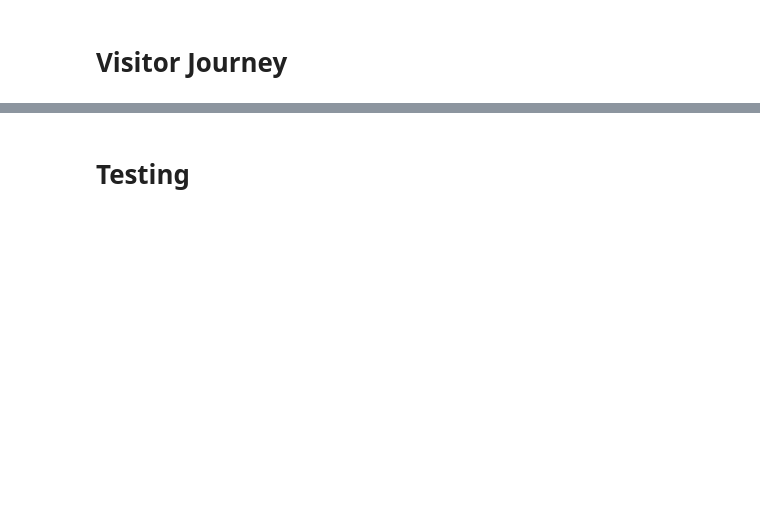
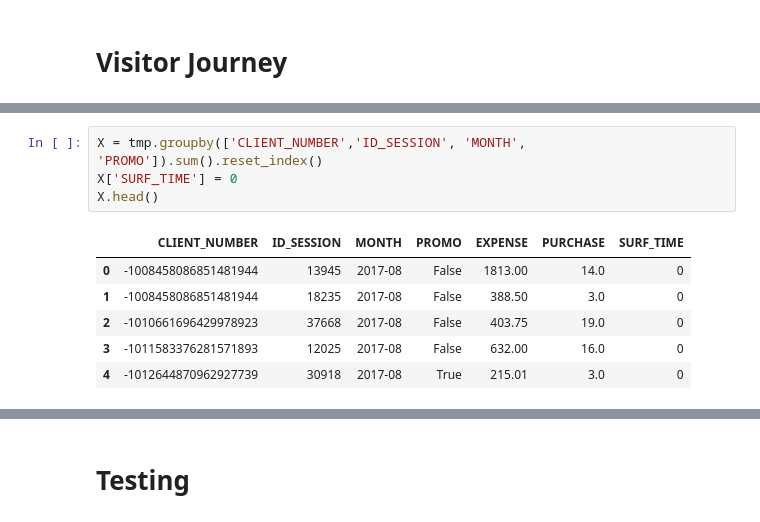
Before and after one commit to ruoyzhang/Eleven_super_case_customer_insights, a Jupyter notebook: Client Story.ipynb, the cells around one changed output, grey strips where cells are left out. Drawn from its saved outputs; the diff is of its cells as text; blank space fills up the shorter version.

```diff
--- a/Client Story.ipynb
+++ b/Client Story.ipynb
@@ -119,0 +124,11 @@ tmp.head()
+# %%
+X = tmp.groupby(['CLIENT_NUMBER','ID_SESSION', 'MONTH', 'PROMO']).sum().reset_index()
+X['SURF_TIME'] = 0
+X.head()
+# %% [output]
+|  | CLIENT_NUMBER | ID_SESSION | MONTH | PROMO | EXPENSE | PURCHASE | SURF_TIME |
+| 0 | -1008458086851481944 | 13945 | 2017-08 | False | 1813.00 | 14.0 | 0 |
+| 1 | -1008458086851481944 | 18235 | 2017-08 | False | 388.50 | 3.0 | 0 |
+| 2 | -1010661696429978923 | 37668 | 2017-08 | False | 403.75 | 19.0 | 0 |
+| 3 | -1011583376281571893 | 12025 | 2017-08 | False | 632.00 | 16.0 | 0 |
+| 4 | -1012644870962927739 | 30918 | 2017-08 | True | 215.01 | 3.0 | 0 |
```
Also changed, not shown: parts of 24 cells of this notebook, 1 other file.
